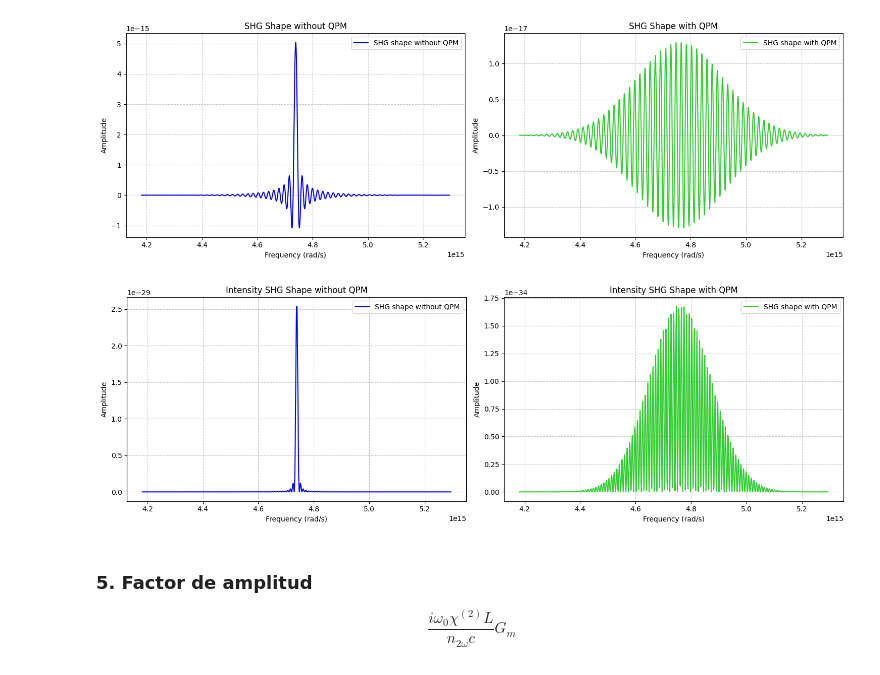
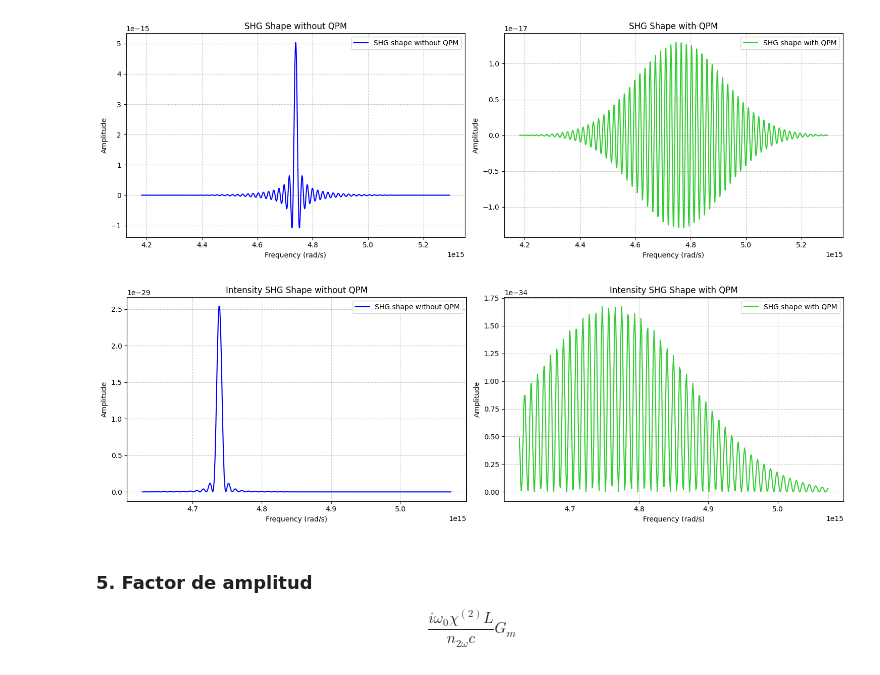
Before and after one commit to jusrojasrod/SHG-and-PDC-simulation, a Jupyter notebook: notebooks/exploracion/Second Harmonic Generation.ipynb, the cells around one changed output. Saved outputs shown, nothing was run; the diff lists cells and outputs as text; code cells hidden in the pictures.

```diff
--- a/notebooks/exploracion/Second Harmonic Generation.ipynb
+++ b/notebooks/exploracion/Second Harmonic Generation.ipynb
@@ -266,40 +266,40 @@ plt.show()
 # %% [output]
 [figure]
 # %%
-begin = 0
-end = -1
+begin = 400
+end = 800
 
 plt.figure(figsize=(15, 5))
 
 plt.subplot(1, 2, 1)
 SHG_frequencies_plot_interval = conv_frequencies[begin: end]
 SHG_shape_no_qpm_plot_interval = SHG_shape_no_qpm[begin: end]
 
 plt.plot(SHG_frequencies_plot_interval, np.abs(SHG_shape_no_qpm_plot_interval)**2, label='SHG shape without QPM', color='blue')
 plt.xlabel('Frequency (rad/s)')
 plt.grid(True, linestyle='--', alpha=0.7)
 plt.title('Intensity SHG Shape without QPM')
 plt.ylabel('Amplitude')
 plt.ticklabel_format(style='sci', axis='x', scilimits=(0,0))
 plt.legend()
 
 plt.subplot(1, 2, 2)
 
 SHG_frequencies_plot_interval = conv_frequencies[begin: end]
 SHG_shape_with_qpm_plot_interval = SHG_shape_with_qpm[begin: end]
 
 plt.plot(SHG_frequencies_plot_interval, np.abs(SHG_shape_with_qpm_plot_interval)**2, label='SHG shape with QPM', color='limegreen')
 plt.xlabel('Frequency (rad/s)')
 plt.title('Intensity SHG Shape with QPM')
 plt.ylabel('Amplitude')
 plt.grid(True, linestyle='--', alpha=0.7)
 plt.ticklabel_format(style='sci', axis='x', scilimits=(0,0))
 plt.legend()
 
 plt.tight_layout()
 plt.show()
 # %% [output]
-[figure, old version]
+[figure, new version]
 # %% [markdown]
 ### 5. Factor de amplitud
 
```
Also changed, not shown: parts of 1 cell of this notebook, 1 other file.
